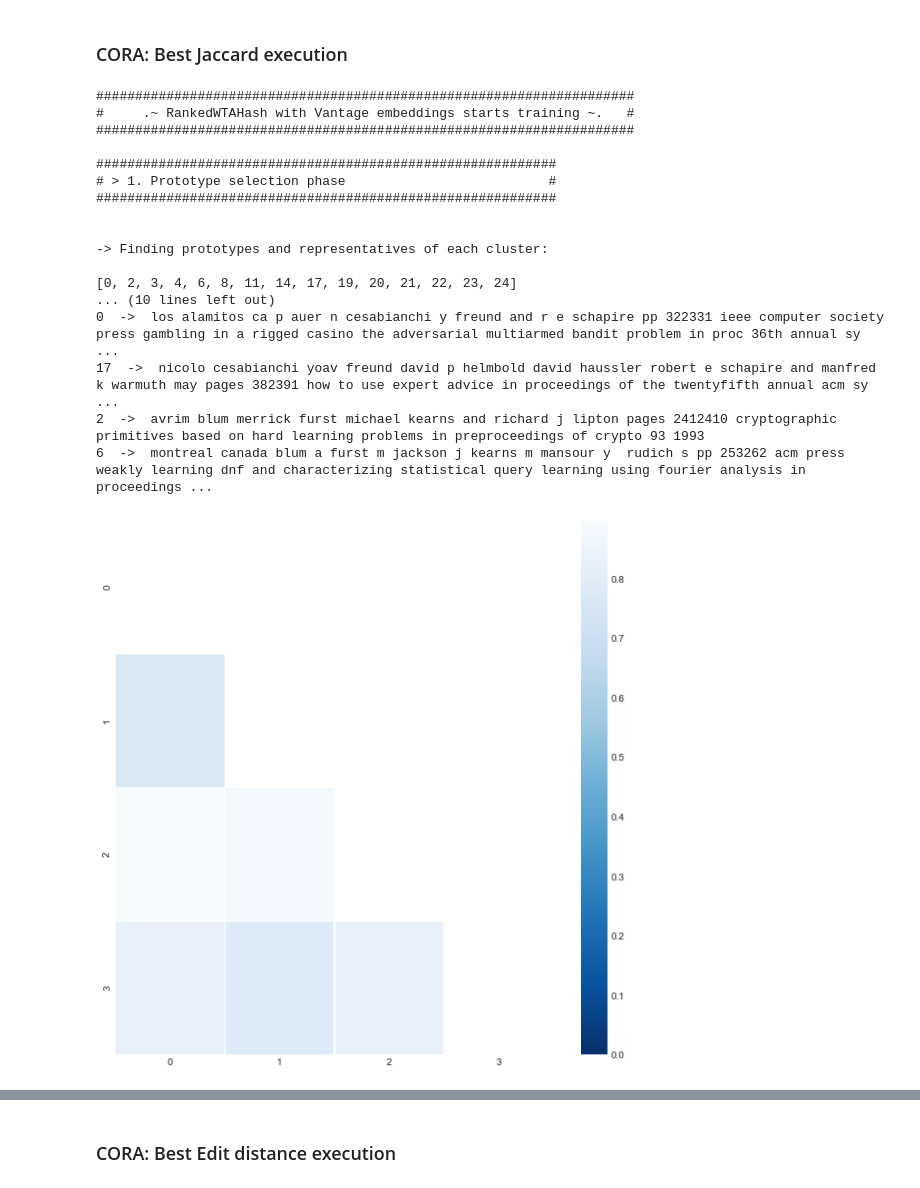
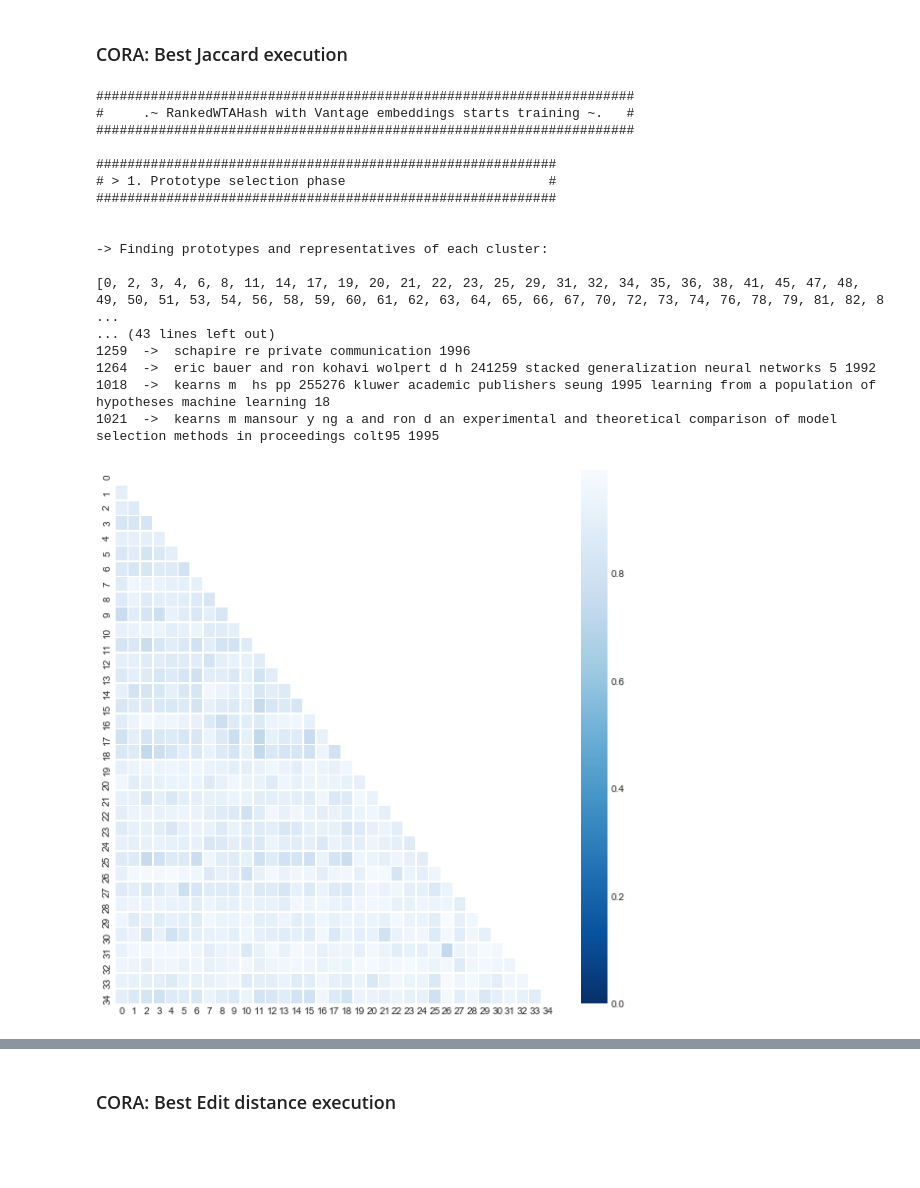
Before and after one commit to Nikoletos-K/WinnER, a Jupyter notebook: EntireDatasetJupyter-Current.ipynb, the cells around one changed output, grey strips where cells are left out. Drawn from its saved outputs; the diff is of its cells as text; code cells hidden in the pictures; blank space fills up the shorter version.

Commit message:
fixed huge bug on how I evaluate the model

```diff
--- a/EntireDatasetJupyter-Current.ipynb
+++ b/EntireDatasetJupyter-Current.ipynb
@@ -1289,7 +1328,7 @@ fields = [
 #      'title',
 # ]
 
-data, true_matrix = cora_createDataset(CORA.head(25), CORA_groundTruth.head(30), fields, 'Entity Id')
+data, true_matrix = cora_createDataset(CORA, CORA_groundTruth, fields, 'Entity Id')
 # data, true_matrix = cora_createDataset(CORA1, CORA1_groundTruth, fields, '@id')
 # %%
 labels_groundTruth, numOfObjWithoutDups, groups = create_trueLabels(CORA['Entity Id'].tolist(),CORA_groundTruth)
@@ -1361,44 +1400,44 @@ number_of_permutations = 2                # WTA number of permutations
 
 # Similarity evaluation
 similarityVectors='initial'                  # which vectors will be passed to WTA step
-similarityThreshold= 0.6                    # Similarity threshold for the final step
+similarityThreshold= 0.75                    # Similarity threshold for the final step
 metric='kendal'                             # Similarity metric between vectors
 
 start = time.time()
 model = RankedWTAHash(
     max_numberOf_clusters= max_numberOf_clusters,
     max_dissimilarityDistance= max_dissimilarityDistance,
     windowSize= windowSize,
     similarityThreshold= similarityThreshold,
     metric=metric,
     similarityVectors=similarityVectors,
     number_of_permutations = number_of_permutations,
     distanceMetric= distanceMetric,
     distanceMetricEmbedding = distanceMetricEmbedding,
     ngramms= ngramms,
     jaccard_withchars = jaccard_withchars,
     prototypesFilterThr = prototypesFilterThr
 )
 model = model.fit(data)
-acc,f1,precision,recall = evaluate(model.mapping_matrix,true_matrix)
+acc,f1,precision,recall = evaluate(model.mapping_matrix, true_matrix, True)
 exec_time = time.time() - start
 results_dataframe.loc[len(results_dataframe)+1] = [max_numberOf_clusters,max_dissimilarityDistance,similarityThreshold,windowSize,metric,similarityVectors,distanceMetricEmbedding,distanceMetric,number_of_permutations,ngramms,jaccard_withchars,acc,precision,recall,f1,exec_time]
 # %% [output]
 #####################################################################
 #     .~ RankedWTAHash with Vantage embeddings starts training ~.   #
 #####################################################################
 
 ###########################################################
 # > 1. Prototype selection phase                          #
 ###########################################################
 
 
 -> Finding prototypes and representatives of each cluster:
 
-[0, 2, 3, 4, 6, 8, 11, 14, 17, 19, 20, 21, 22, 23, 24]
-... (10 lines left out)
-0  ->  los alamitos ca p auer n cesabianchi y freund and r e schapire pp 322331 ieee computer society press gambling in a rigged casino the adversarial multiarmed bandit problem in proc 36th annual sy ...
-17  ->  nicolo cesabianchi yoav freund david p helmbold david haussler robert e schapire and manfred k warmuth may pages 382391 how to use expert advice in proceedings of the twentyfifth annual acm sy ...
-2  ->  avrim blum merrick furst michael kearns and richard j lipton pages 2412410 cryptographic primitives based on hard learning problems in preproceedings of crypto 93 1993
-6  ->  montreal canada blum a furst m jackson j kearns m mansour y  rudich s pp 253262 acm press weakly learning dnf and characterizing statistical query learning using fourier analysis in proceedings ...
+[0, 2, 3, 4, 6, 8, 11, 14, 17, 19, 20, 21, 22, 23, 25, 29, 31, 32, 34, 35, 36, 38, 41, 45, 47, 48, 49, 50, 51, 53, 54, 56, 58, 59, 60, 61, 62, 63, 64, 65, 66, 67, 70, 72, 73, 74, 76, 78, 79, 81, 82, 8 ...
+... (43 lines left out)
+1259  ->  schapire re private communication 1996
+1264  ->  eric bauer and ron kohavi wolpert d h 241259 stacked generalization neural networks 5 1992
+1018  ->  kearns m  hs pp 255276 kluwer academic publishers seung 1995 learning from a population of hypotheses machine learning 18
+1021  ->  kearns m mansour y ng a and ron d an experimental and theoretical comparison of model selection methods in proceedings colt95 1995
-[figure, old version]
+[figure, new version]
```
Also changed, not shown: parts of 10 cells of this notebook.
